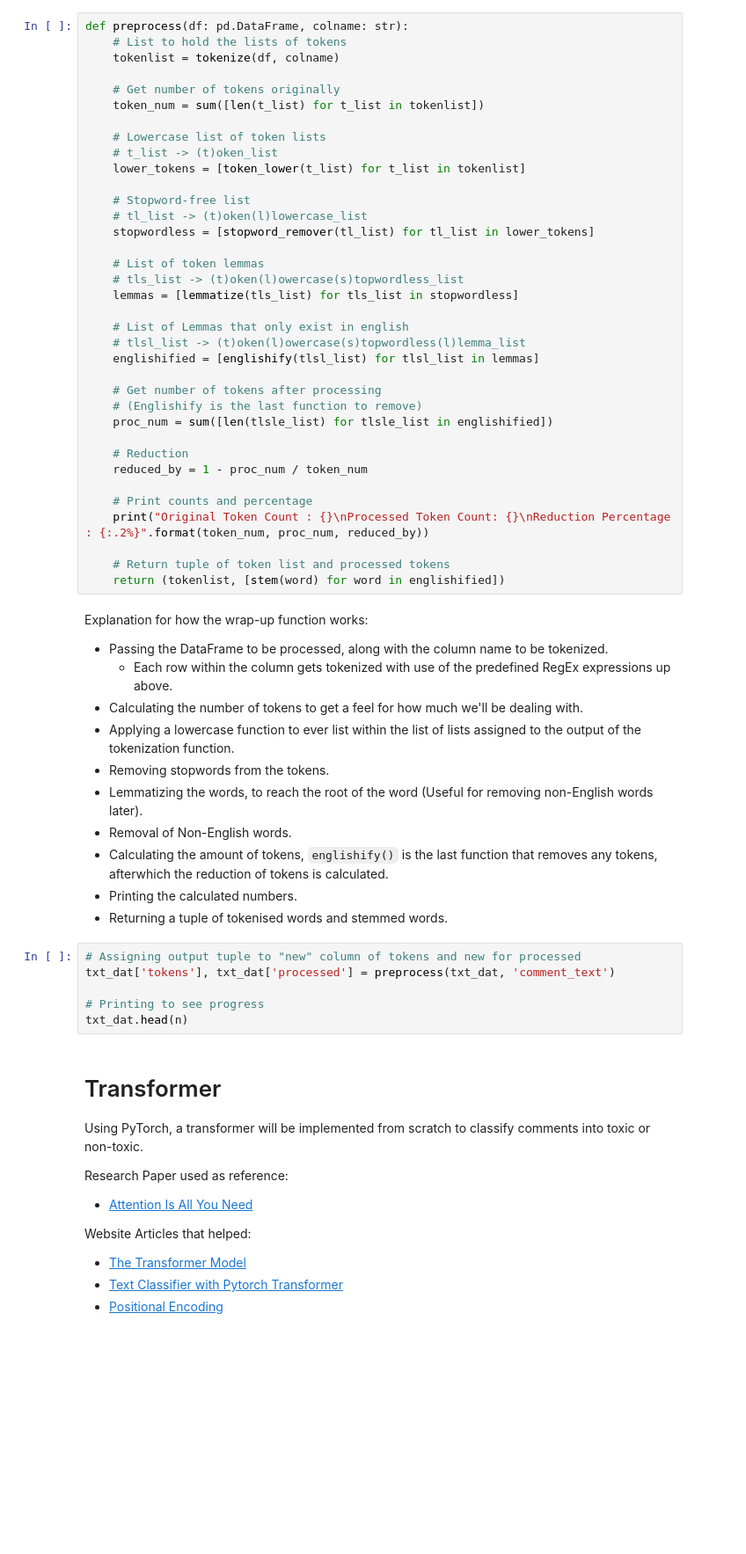
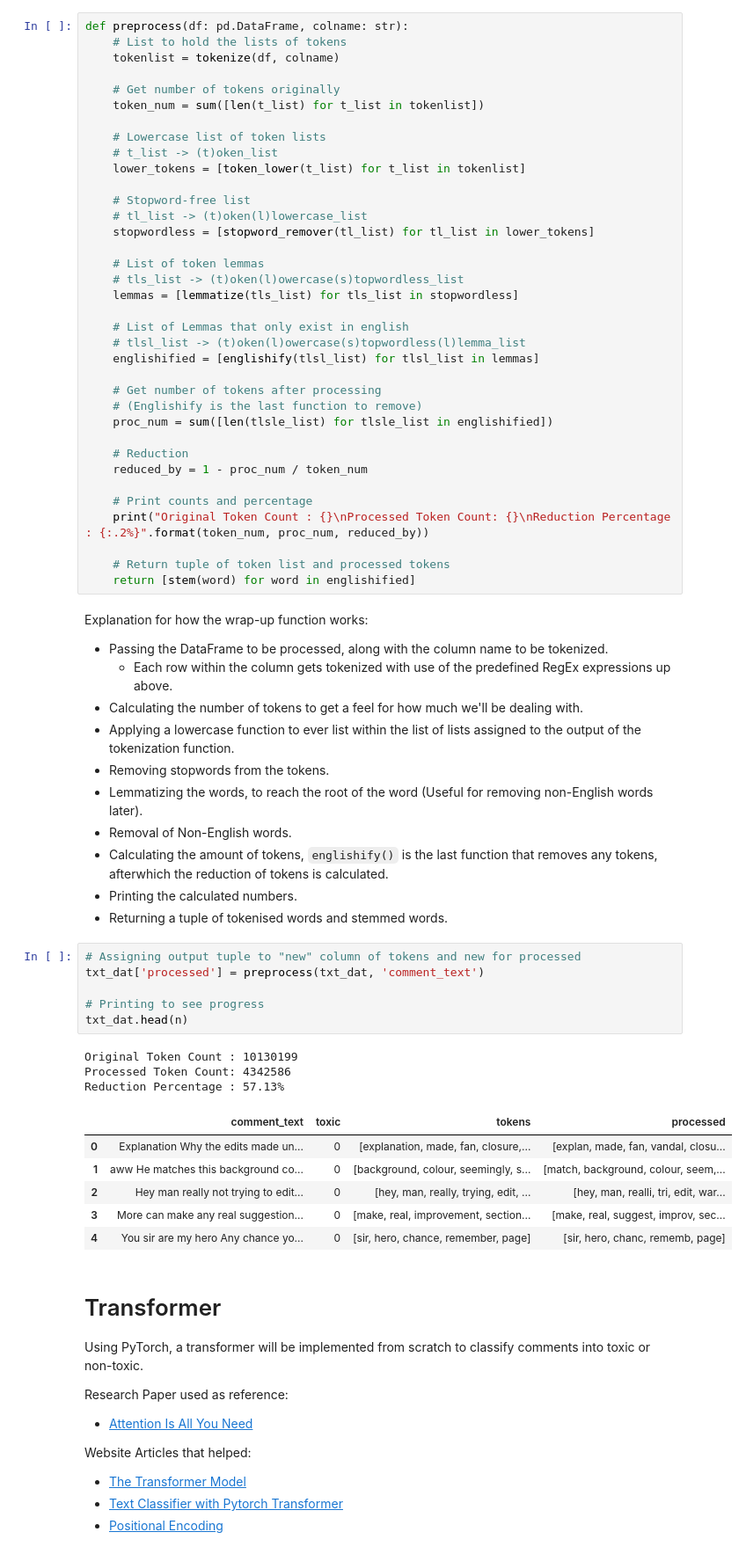
Before and after one commit to Supermjork/Final-Sprint, a Jupyter notebook: notebook/scratch_llm.ipynb, the cells around one changed output. Shown: that part at 88% size. Cells and saved outputs as stored; diff of their text form; blank space fills up the shorter version.

```diff
--- a/notebook/scratch_llm.ipynb
+++ b/notebook/scratch_llm.ipynb
@@ -333,7 +425,7 @@ def preprocess(df: pd.DataFrame, colname: str):
     print("Original Token Count : {}\nProcessed Token Count: {}\nReduction Percentage : {:.2%}".format(token_num, proc_num, reduced_by))
 
     # Return tuple of token list and processed tokens
-    return (tokenlist, [stem(word) for word in englishified])
+    return [stem(word) for word in englishified]
 # %% [markdown]
 Explanation for how the wrap-up function works:
 - Passing the DataFrame to be processed, along with the column name to be tokenized.
@@ -348,10 +440,20 @@ Explanation for how the wrap-up function works:
 - Returning a tuple of tokenised words and stemmed words.
 # %%
 # Assigning output tuple to "new" column of tokens and new for processed
-txt_dat['tokens'], txt_dat['processed'] = preprocess(txt_dat, 'comment_text')
+txt_dat['processed'] = preprocess(txt_dat, 'comment_text')
 
 # Printing to see progress
 txt_dat.head(n)
+# %% [output]
+Original Token Count : 10130199
+Processed Token Count: 4342586
+Reduction Percentage : 57.13%
+|  | comment_text | toxic | tokens | processed |
+| 0 | Explanation Why the edits made un... | 0 | [explanation, made, fan, closure,... | [explan, made, fan, vandal, closu... |
+| 1 | aww He matches this background co... | 0 | [background, colour, seemingly, s... | [match, background, colour, seem,... |
+| 2 | Hey man really not trying to edit... | 0 | [hey, man, really, trying, edit, ... | [hey, man, realli, tri, edit, war... |
+| 3 | More can make any real suggestion... | 0 | [make, real, improvement, section... | [make, real, suggest, improv, sec... |
+| 4 | You sir are my hero Any chance yo... | 0 | [sir, hero, chance, remember, page] | [sir, hero, chanc, rememb, page] |
 # %% [markdown]
 # Transformer
 Using PyTorch, a transformer will be implemented from scratch to classify comments into toxic or non-toxic.
```
Also changed, not shown: parts of 14 cells of this notebook.
